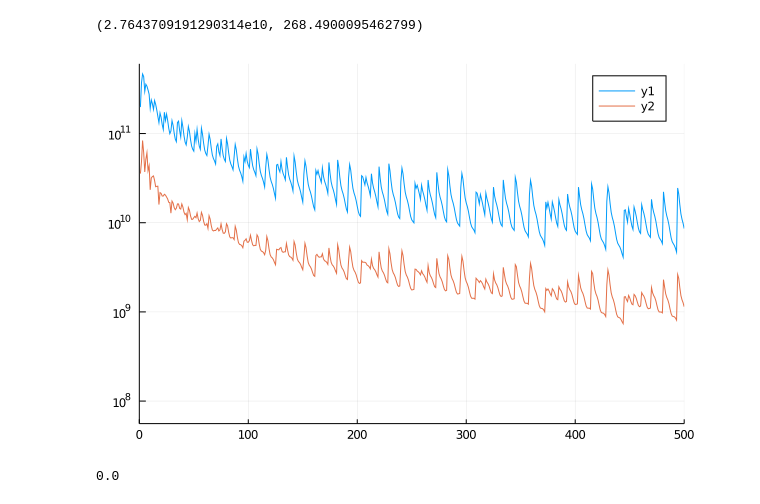
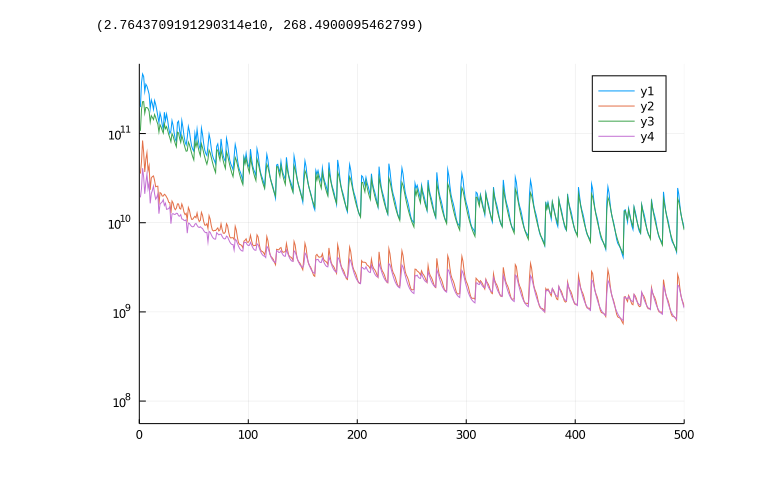
Before and after one commit to ladosamushia/BispectrumTheory, a Jupyter notebook: notebooks/visualisation.ipynb, the cells around one changed output. Saved outputs shown, nothing was run; the diff lists cells and outputs as text; code cells hidden in the pictures.

```diff
--- a/notebooks/visualisation.ipynb
+++ b/notebooks/visualisation.ipynb
@@ -32,17 +34,19 @@ hcubature(B5D, [0, 0], [1, 2*pi])
 kkk = kkk_grid(0.005, 0.010, 30)
 Nkkk = size(kkk)[2]
 Bkkk00 = zeros(Nkkk)
+Bkks00 = zeros(Nkkk)
 Bkkkm0 = zeros(Nkkk)
+Bkksm0 = zeros(Nkkk)
 for i in 1:Nkkk
     Bkkk00[i] = B00(kkk[1,i], kkk[2,i], kkk[3,i], b1, b2, f, pk)
     Bkkkm0[i] = tree_level_bk(0, 0, kkk[1,i], kkk[2,i], kkk[3,i], b1, b2, f, pk)
+    Bkks00[i] = B00(kkk[1,i], kkk[2,i], kkk[3,i], b1, b2, f, pks)
+    Bkksm0[i] = tree_level_bk(0, 0, kkk[1,i], kkk[2,i], kkk[3,i], b1, b2, f, pks)
 end
 # %%
 plot(Bkkk00, yaxis=:log, xlim=(0,500))
 plot!(Bkkkm0)
+plot!(Bkks00, yaxis=:log, xlim=(0,500))
+plot!(Bkksm0)
 # %% [output]
-[figure, old version]
+[figure, new version]
-# %%
-Bkkk
-# %% [output]
-0.0
```
Also changed, not shown: parts of 2 cells of this notebook, 6 other files.
